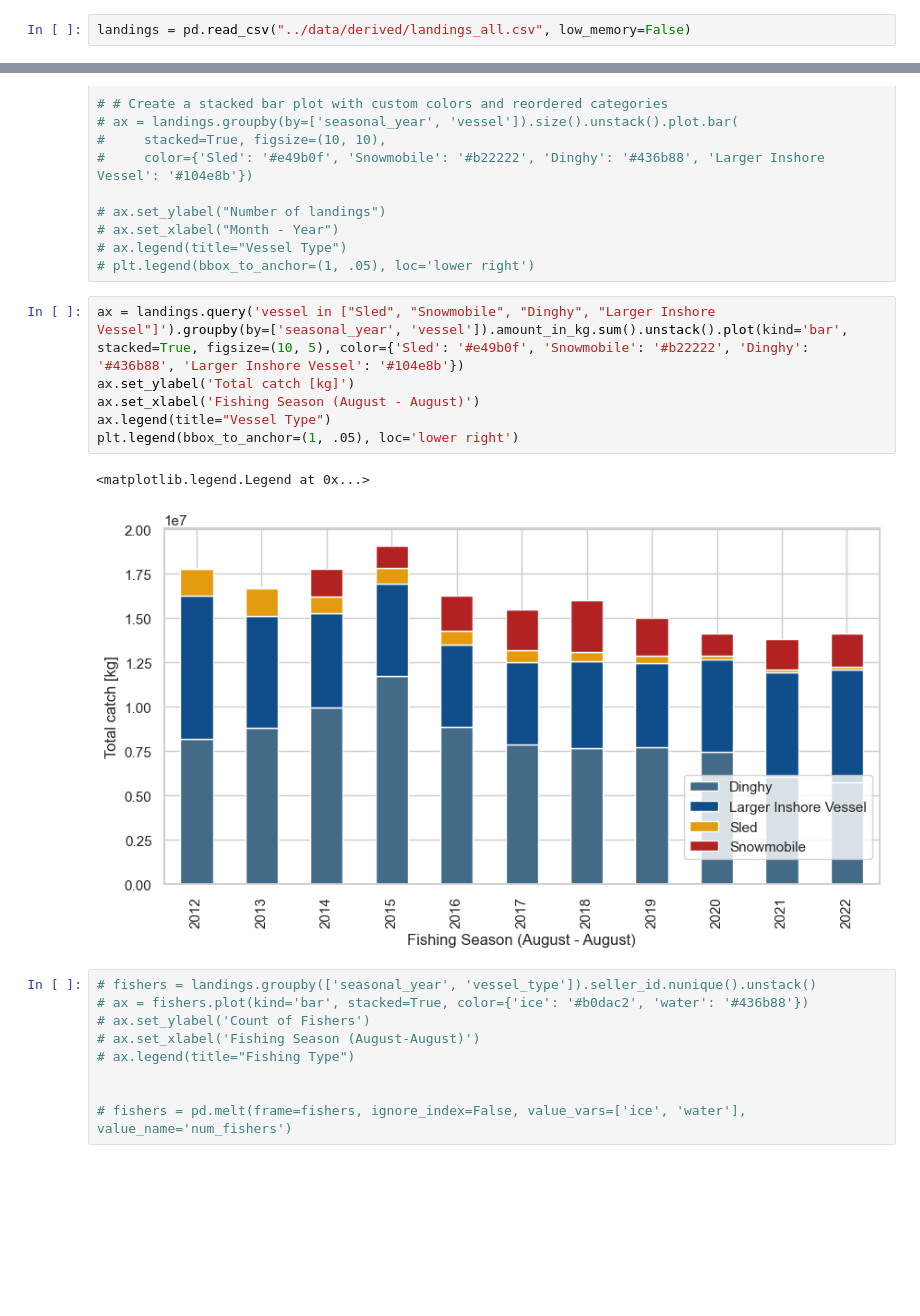
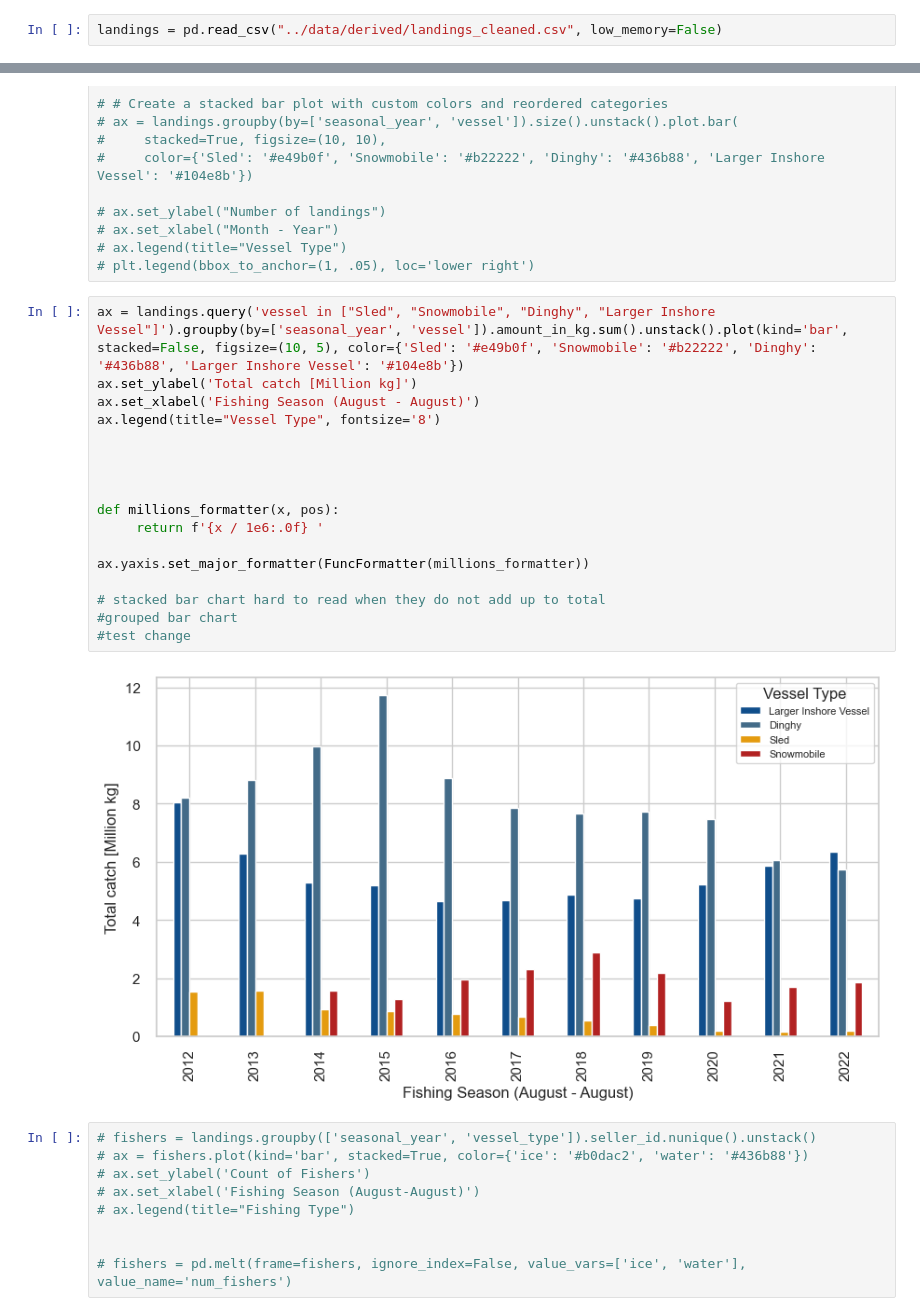
Before and after one commit to huntersnyder/seaicefishing, a Jupyter notebook: notebooks/03-stats_and_viz.ipynb, the cells around one changed output, grey strips where cells are left out. Drawn from its saved outputs; the diff is of its cells as text; blank space fills up the shorter version.

```diff
--- a/notebooks/02-stats_and_viz.ipynb
+++ b/notebooks/03-stats_and_viz.ipynb
@@ -15,7 +15,7 @@ sns.set_theme(style="whitegrid")
 # %% [markdown]
 # Ice Fishing Fleet Visualizations
 # %%
-landings = pd.read_csv("../data/derived/landings_all.csv", low_memory=False)
+landings = pd.read_csv("../data/derived/landings_cleaned.csv", low_memory=False)
 # %%
 # ax = landings.groupby(by=['seasonal_year']).vessel_type.value_counts(normalize=True).unstack().plot.bar(stacked=True, color={'ice': '#b0dac2', 'water': '#436b88'})
 # ax.set_ylabel('Share of landings (%)')
@@ -56,14 +59,24 @@ landings['year_month'] = landings.sales_date.apply(lambda x: "-".join(x.split('-
 # ax.legend(title="Vessel Type")
 # plt.legend(bbox_to_anchor=(1, .05), loc='lower right')
 # %%
-ax = landings.query('vessel in ["Sled", "Snowmobile", "Dinghy", "Larger Inshore Vessel"]').groupby(by=['seasonal_year', 'vessel']).amount_in_kg.sum().unstack().plot(kind='bar', stacked=True, figsize=(10, 5), color={'Sled': '#e49b0f', 'Snowmobile': '#b22222', 'Dinghy': '#436b88', 'Larger Inshore Vessel': '#104e8b'})
-ax.set_ylabel('Total catch [kg]')
+ax = landings.query('vessel in ["Sled", "Snowmobile", "Dinghy", "Larger Inshore Vessel"]').groupby(by=['seasonal_year', 'vessel']).amount_in_kg.sum().unstack().plot(kind='bar', stacked=False, figsize=(10, 5), color={'Sled': '#e49b0f', 'Snowmobile': '#b22222', 'Dinghy': '#436b88', 'Larger Inshore Vessel': '#104e8b'})
+ax.set_ylabel('Total catch [Million kg]')
 ax.set_xlabel('Fishing Season (August - August)')
-ax.legend(title="Vessel Type")
-plt.legend(bbox_to_anchor=(1, .05), loc='lower right')
+ax.legend(title="Vessel Type", fontsize='8')
+
+
+
+
+def millions_formatter(x, pos):
+     return f'{x / 1e6:.0f} '
+
+ax.yaxis.set_major_formatter(FuncFormatter(millions_formatter))
+
+# stacked bar chart hard to read when they do not add up to total
+#grouped bar chart
+#test change
 # %% [output]
-<matplotlib.legend.Legend at 0x...>
-[figure, old version]
+[figure, new version]
 # %%
 # fishers = landings.groupby(['seasonal_year', 'vessel_type']).seller_id.nunique().unstack()
 # ax = fishers.plot(kind='bar', stacked=True, color={'ice': '#b0dac2', 'water': '#436b88'})
```
Also changed, not shown: parts of 8 cells of this notebook, 4 other files.
